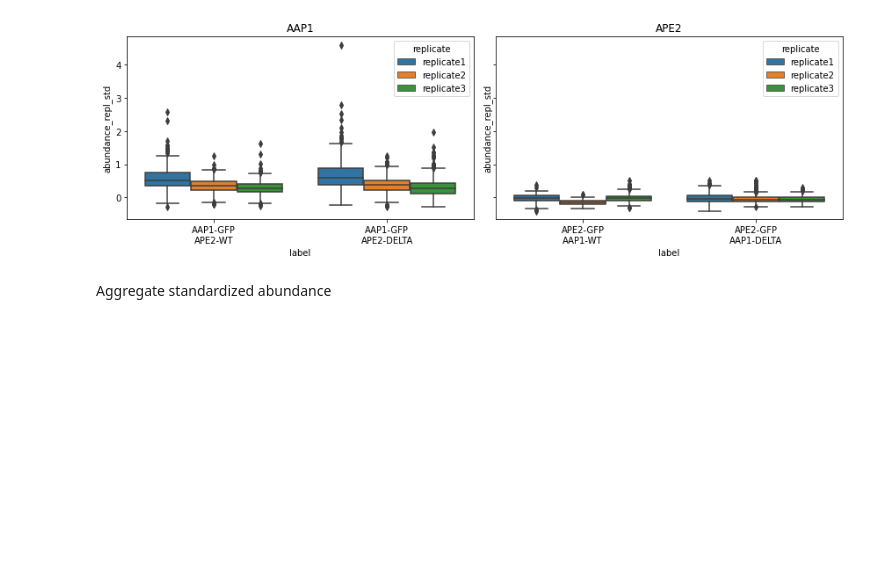
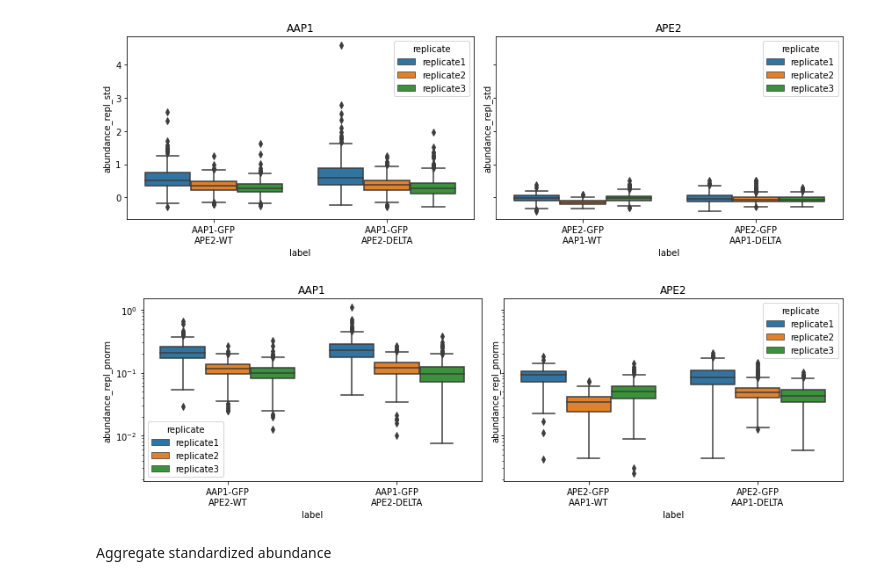
Before and after one commit to Kuzmin-Lab-code/yeast-paralog-redistribution, a Jupyter notebook: notebooks/abundance.ipynb, the cells around one changed output. Cells and saved outputs as stored; diff of their text form; code cells hidden in the pictures; blank space fills up the shorter version.

Commit message:
App percentile normalization in abundance.ipynb

```diff
--- a/notebooks/abundance.ipynb
+++ b/notebooks/abundance.ipynb
@@ -187,6 +229,10 @@ plot_abundance_boxplots(metainfo_pair)
 plot_abundance_boxplots(metainfo_pair, y="abundance_repl_std", logscale=False)
 # %% [output]
 [figure]
+# %%
+plot_abundance_boxplots(metainfo_pair, y="abundance_repl_pnorm", logscale=True)
+# %% [output]
+[figure, added]
 # %% [markdown]
 Aggregate standardized abundance
 # %%
```
Also changed, not shown: parts of 16 cells of this notebook.
